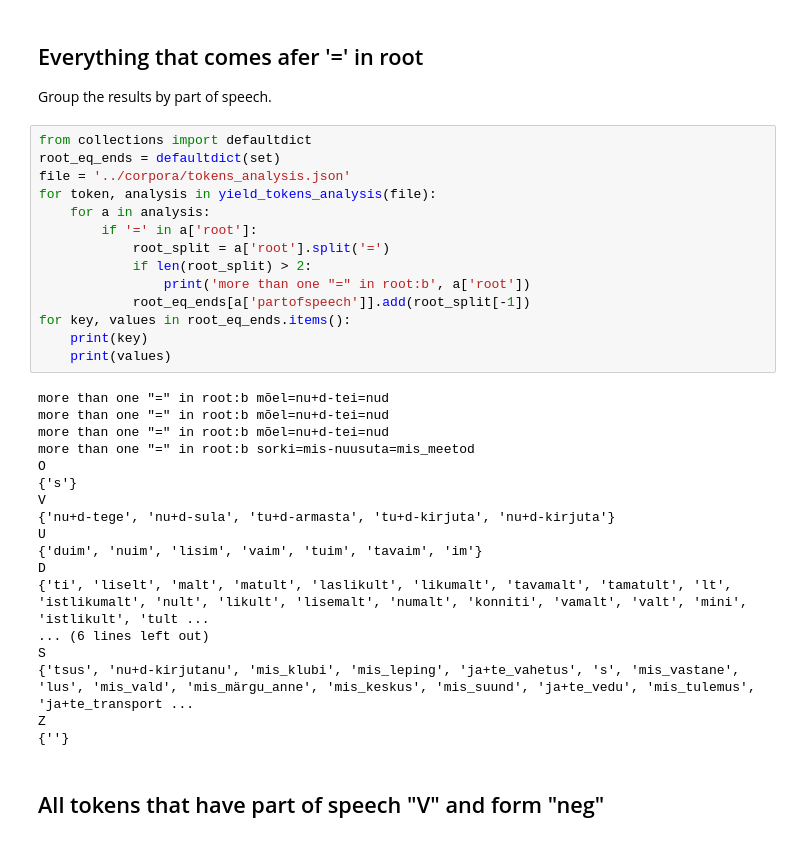
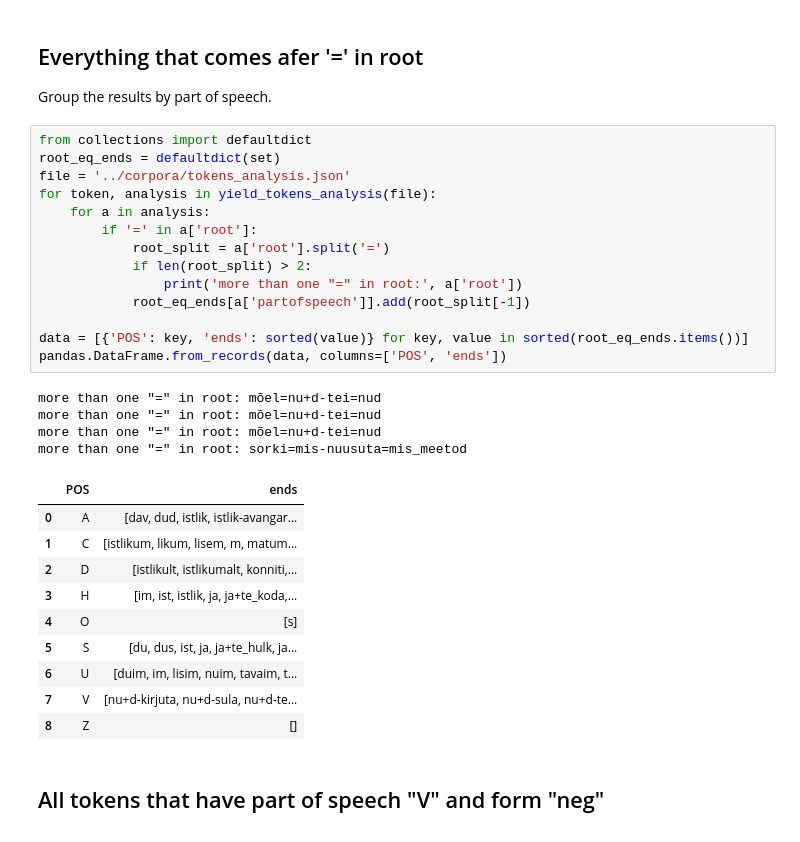
Before and after one commit to estnltk/koondkorpus-experiments, a Jupyter notebook: token_analysis.ipynb, the cells around one changed output. Saved outputs shown, nothing was run; the diff lists cells and outputs as text.

```diff
--- a/token_analysis.ipynb
+++ b/token_analysis.ipynb
@@ -334,35 +373,32 @@ Group the results by part of speech.
 # %%
 from collections import defaultdict
 root_eq_ends = defaultdict(set)
 file = '../corpora/tokens_analysis.json'
 for token, analysis in yield_tokens_analysis(file):
     for a in analysis:
         if '=' in a['root']:
             root_split = a['root'].split('=')
             if len(root_split) > 2:
-                print('more than one "=" in root:b', a['root'])
+                print('more than one "=" in root:', a['root'])
             root_eq_ends[a['partofspeech']].add(root_split[-1])
-for key, values in root_eq_ends.items():
-    print(key)
-    print(values)
+
+data = [{'POS': key, 'ends': sorted(value)} for key, value in sorted(root_eq_ends.items())]
+pandas.DataFrame.from_records(data, columns=['POS', 'ends'])
 # %% [output]
-more than one "=" in root:b mõel=nu+d-tei=nud
-more than one "=" in root:b mõel=nu+d-tei=nud
-more than one "=" in root:b mõel=nu+d-tei=nud
-more than one "=" in root:b sorki=mis-nuusuta=mis_meetod
-O
-{'s'}
-V
-{'nu+d-tege', 'nu+d-sula', 'tu+d-armasta', 'tu+d-kirjuta', 'nu+d-kirjuta'}
-U
-{'duim', 'nuim', 'lisim', 'vaim', 'tuim', 'tavaim', 'im'}
-D
-{'ti', 'liselt', 'malt', 'matult', 'laslikult', 'likumalt', 'tavamalt', 'tamatult', 'lt', 'istlikumalt', 'nult', 'likult', 'lisemalt', 'numalt', 'konniti', 'vamalt', 'valt', 'mini', 'istlikult', 'tult ...
-... (6 lines left out)
-S
-{'tsus', 'nu+d-kirjutanu', 'mis_klubi', 'mis_leping', 'ja+te_vahetus', 's', 'mis_vastane', 'lus', 'mis_vald', 'mis_märgu_anne', 'mis_keskus', 'mis_suund', 'ja+te_vedu', 'mis_tulemus', 'ja+te_transport ...
-Z
-{''}
+more than one "=" in root: mõel=nu+d-tei=nud
+more than one "=" in root: mõel=nu+d-tei=nud
+more than one "=" in root: mõel=nu+d-tei=nud
+more than one "=" in root: sorki=mis-nuusuta=mis_meetod
+|  | POS | ends |
+| 0 | A | [dav, dud, istlik, istlik-avangar... |
+| 1 | C | [istlikum, likum, lisem, m, matum... |
+| 2 | D | [istlikult, istlikumalt, konniti,... |
+| 3 | H | [im, ist, istlik, ja, ja+te_koda,... |
+| 4 | O | [s] |
+| 5 | S | [du, dus, ist, ja, ja+te_hulk, ja... |
+| 6 | U | [duim, im, lisim, nuim, tavaim, t... |
+| 7 | V | [nu+d-kirjuta, nu+d-sula, nu+d-te... |
+| 8 | Z | [] |
 # %% [markdown]
 ## All tokens that have part of speech "V" and form "neg"
 # %%
```
Also changed, not shown: parts of 8 cells of this notebook.
